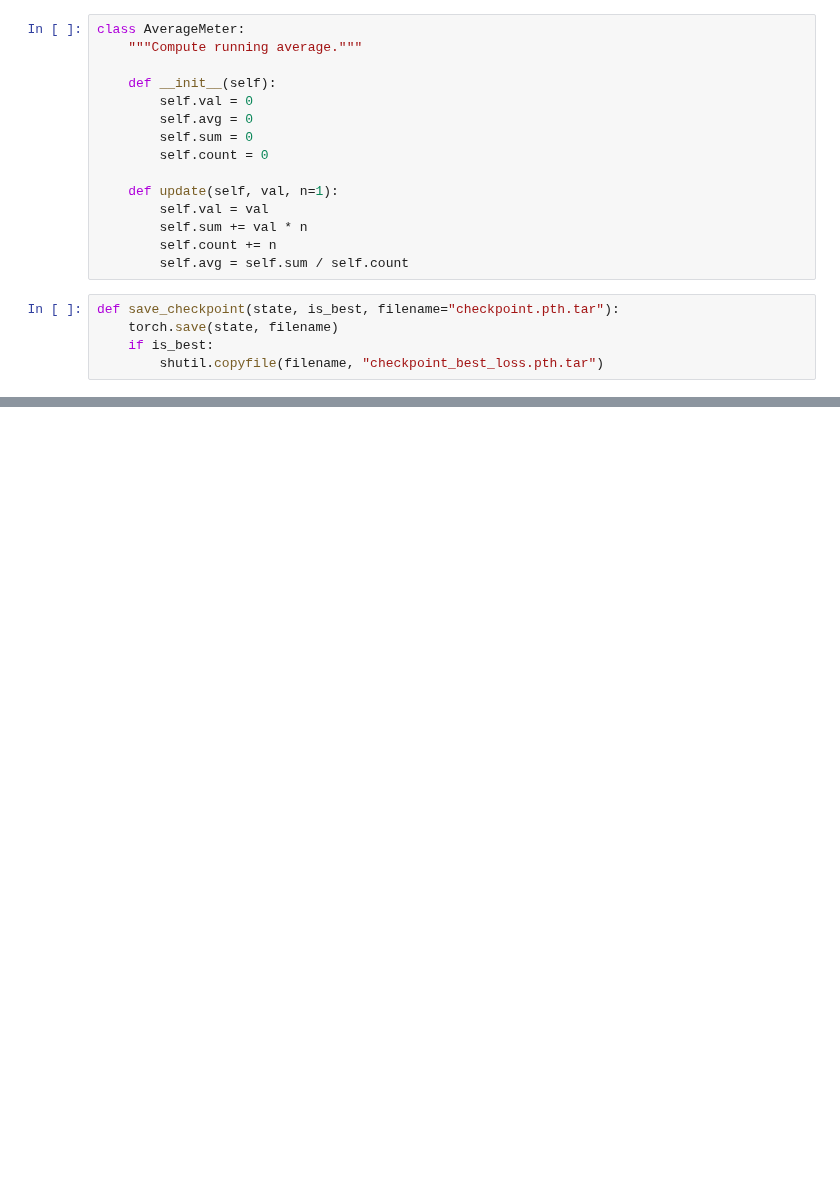
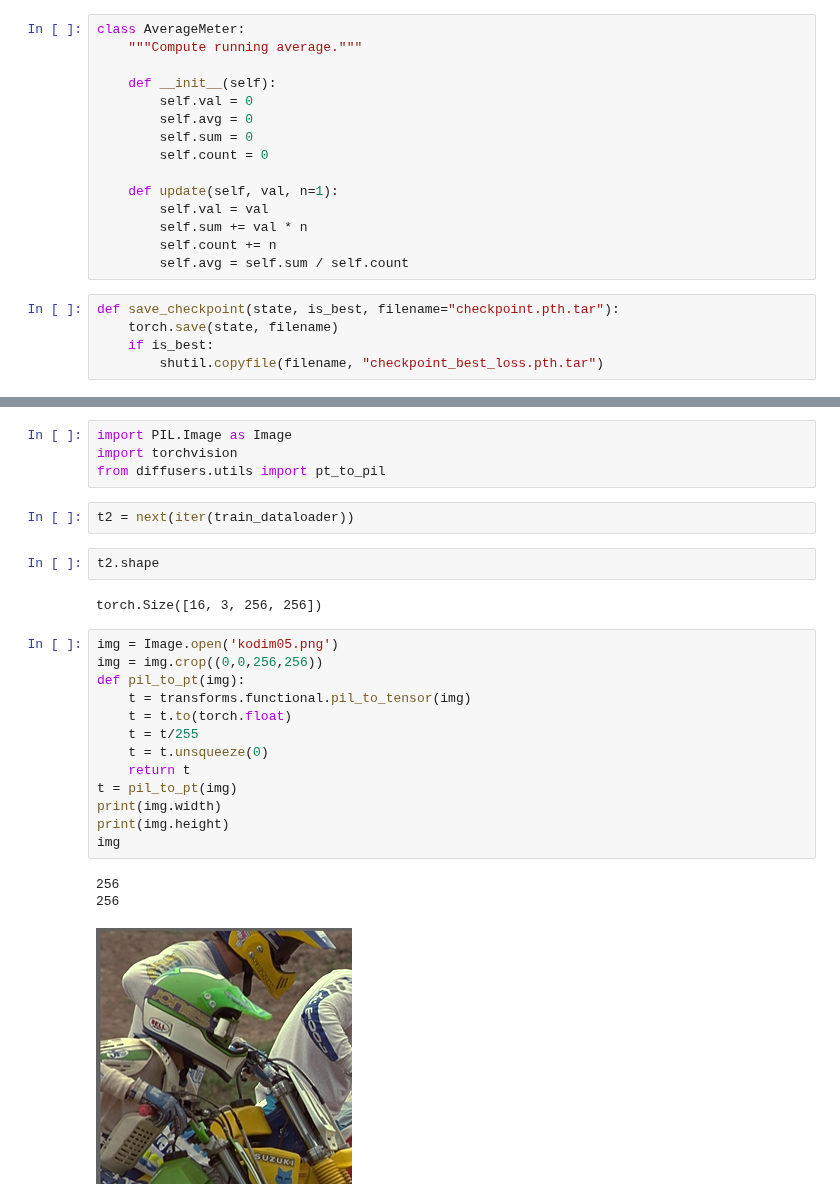
Before and after one commit to danjacobellis/moco, a Jupyter notebook: moco.ipynb, the cells around one changed output, grey strips where cells are left out. Cells and saved outputs as stored; diff of their text form; blank space fills up the shorter version.

```diff
--- a/moco.ipynb
+++ b/moco.ipynb
@@ -218,0 +207,27 @@ Test epoch 99: Average losses:  Loss: 5.202 |   MSE loss: 0.004 |       Bpp loss
+# %%
+import PIL.Image as Image
+import torchvision
+from diffusers.utils import pt_to_pil
+# %%
+t2 = next(iter(train_dataloader))
+# %%
+t2.shape
+# %% [output]
+torch.Size([16, 3, 256, 256])
+# %%
+img = Image.open('kodim05.png')
+img = img.crop((0,0,256,256))
+def pil_to_pt(img):
+    t = transforms.functional.pil_to_tensor(img)
+    t = t.to(torch.float)
+    t = t/255
+    t = t.unsqueeze(0)
+    return t
+t = pil_to_pt(img)
+print(img.width)
+print(img.height)
+img
+# %% [output]
+256
+256
+[figure, added]
```
Also changed, not shown: parts of 4 cells of this notebook.
